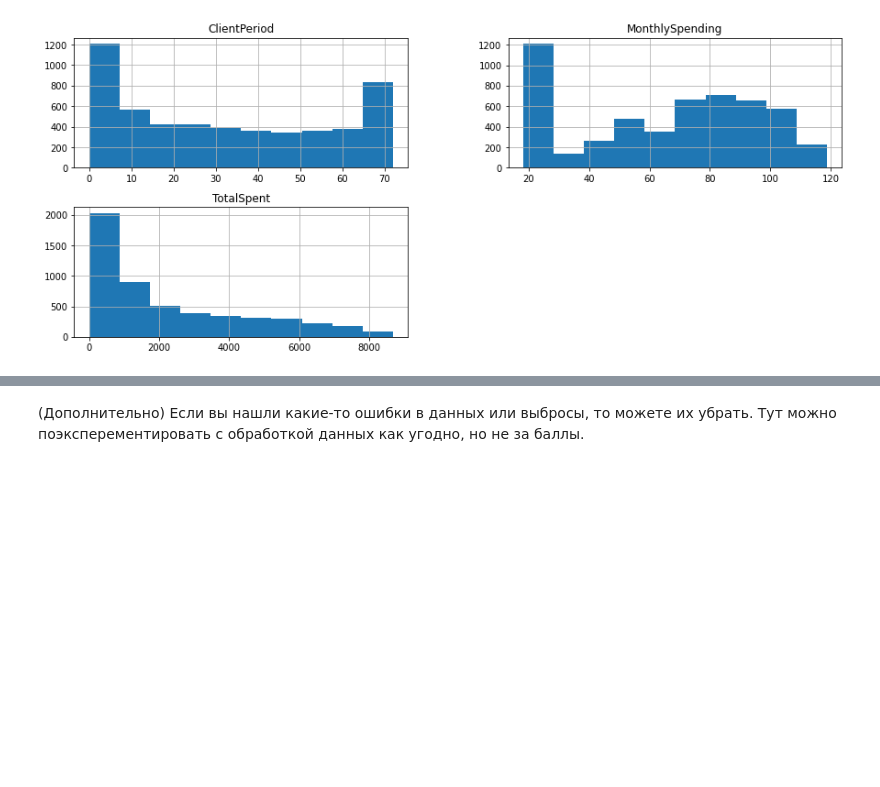
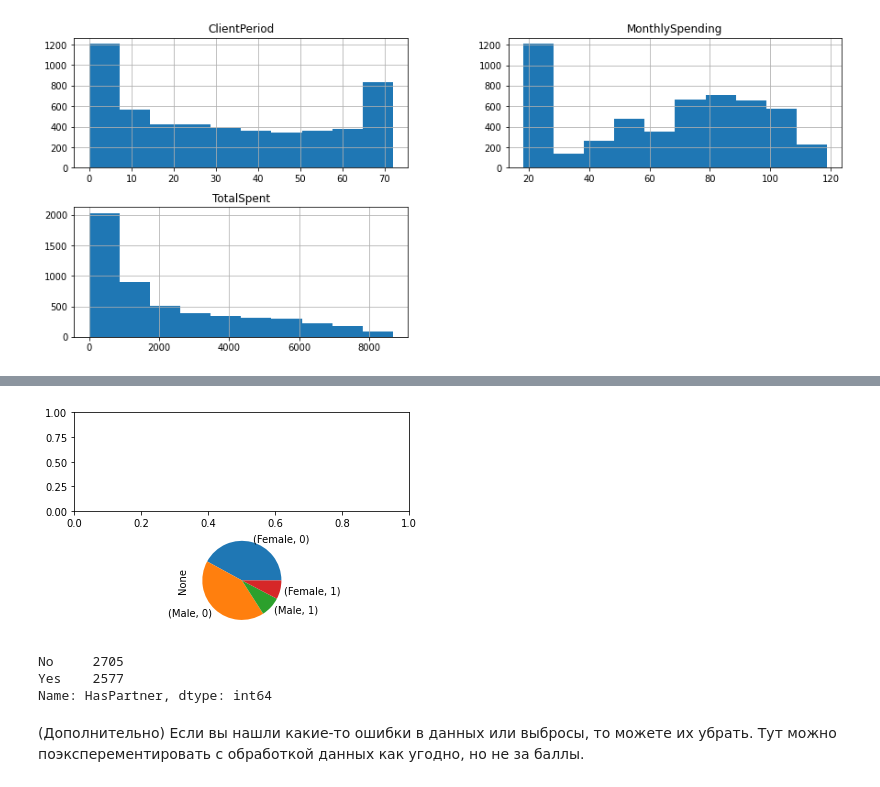
Before and after one commit to trifonov-m/MIPT_stepik, a Jupyter notebook: deep learning mipt/HW3/Baseline.ipynb, the cells around one changed output, grey strips where cells are left out. Drawn from its saved outputs; the diff is of its cells as text; code cells hidden in the pictures; blank space fills up the shorter version.

```diff
--- a/deep learning mipt/HW3/Baseline.ipynb
+++ b/deep learning mipt/HW3/Baseline.ipynb
@@ -239,3 +266,14 @@ array([[<AxesSubplot:title={'center':'ClientPeriod'}>,
+# %%
+fig, axes = plt.subplots(2, 1)
+plot = data[cat_cols[:2]].value_counts().plot.pie(subplots=True, figsize=(11, 6))
+# %% [output]
+[figure, added]
+# %%
+data[cat_cols[2]].value_counts()
+# %% [output]
+No     2705
+Yes    2577
+Name: HasPartner, dtype: int64
 # %% [markdown]
 (Дополнительно) Если вы нашли какие-то ошибки в данных или выбросы, то можете их убрать. Тут можно поэксперементировать с обработкой данных как угодно, но не за баллы.
 # %%
```
Also changed, not shown: parts of 6 cells of this notebook.
